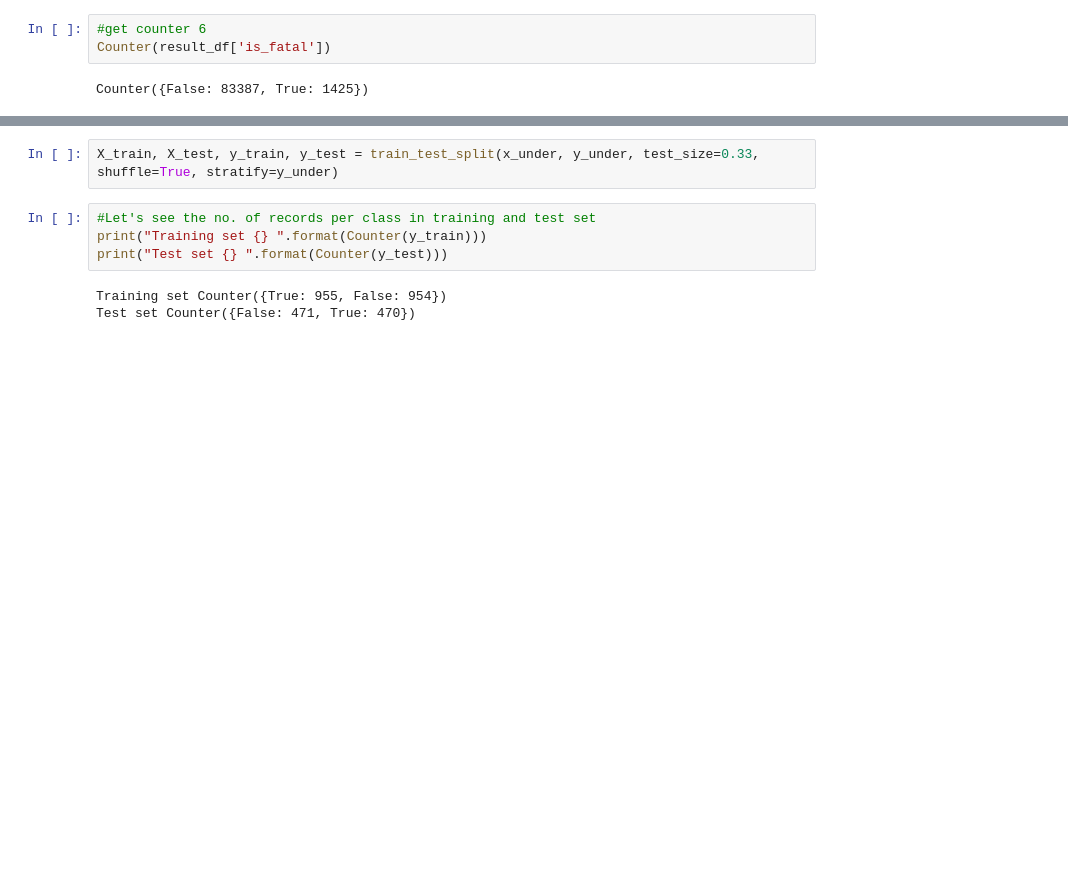
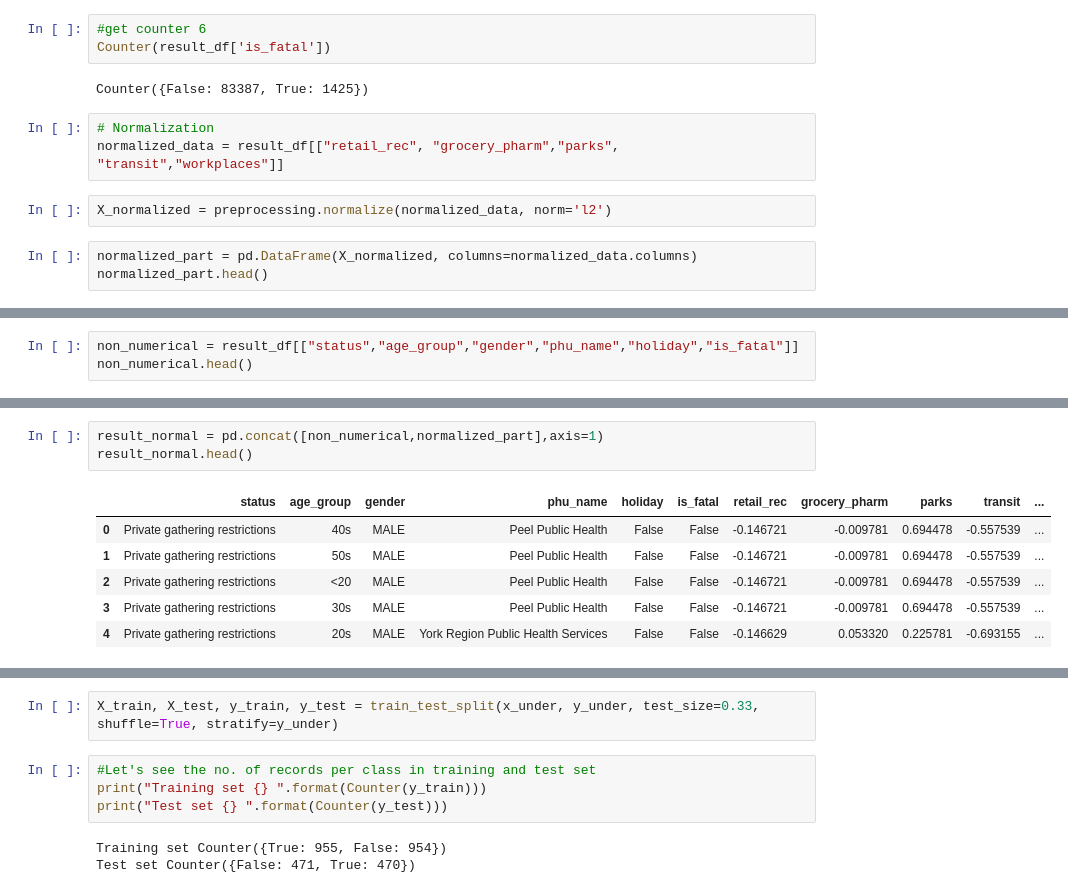
Before and after one commit to skaus37/Covid19DataMart, a Jupyter notebook: demo.ipynb, the cells around one changed output, grey strips where cells are left out. Cells and saved outputs as stored; diff of their text form; blank space fills up the shorter version.

```diff
--- a/demo.ipynb
+++ b/demo.ipynb
@@ -105,3 +156,11 @@ result_df.head()
 Counter(result_df['is_fatal'])
 # %% [output]
 Counter({False: 83387, True: 1425})
+# %%
+# Normalization
+normalized_data = result_df[["retail_rec", "grocery_pharm","parks", "transit","workplaces"]]
+# %%
+X_normalized = preprocessing.normalize(normalized_data, norm='l2')
+# %%
+normalized_part = pd.DataFrame(X_normalized, columns=normalized_data.columns)
+normalized_part.head()
@@ -107,0 +174,3 @@ Counter({False: 83387, True: 1425})
+# %%
+non_numerical = result_df[["status","age_group","gender","phu_name","holiday","is_fatal"]]
+non_numerical.head()
@@ -107,0 +184,10 @@ Counter({False: 83387, True: 1425})
+# %%
+result_normal = pd.concat([non_numerical,normalized_part],axis=1)
+result_normal.head()
+# %% [output]
+|  | status | age_group | gender | phu_name | holiday | is_fatal | retail_rec | grocery_pharm | parks | transit | ... |
+| 0 | Private gathering restrictions | 40s | MALE | Peel Public Health | False | False | -0.146721 | -0.009781 | 0.694478 | -0.557539 | ... |
+| 1 | Private gathering restrictions | 50s | MALE | Peel Public Health | False | False | -0.146721 | -0.009781 | 0.694478 | -0.557539 | ... |
+| 2 | Private gathering restrictions | <20 | MALE | Peel Public Health | False | False | -0.146721 | -0.009781 | 0.694478 | -0.557539 | ... |
+| 3 | Private gathering restrictions | 30s | MALE | Peel Public Health | False | False | -0.146721 | -0.009781 | 0.694478 | -0.557539 | ... |
+| 4 | Private gathering restrictions | 20s | MALE | York Region Public Health Services | False | False | -0.146629 | 0.053320 | 0.225781 | -0.693155 | ... |
```
Also changed, not shown: parts of 36 cells of this notebook.
